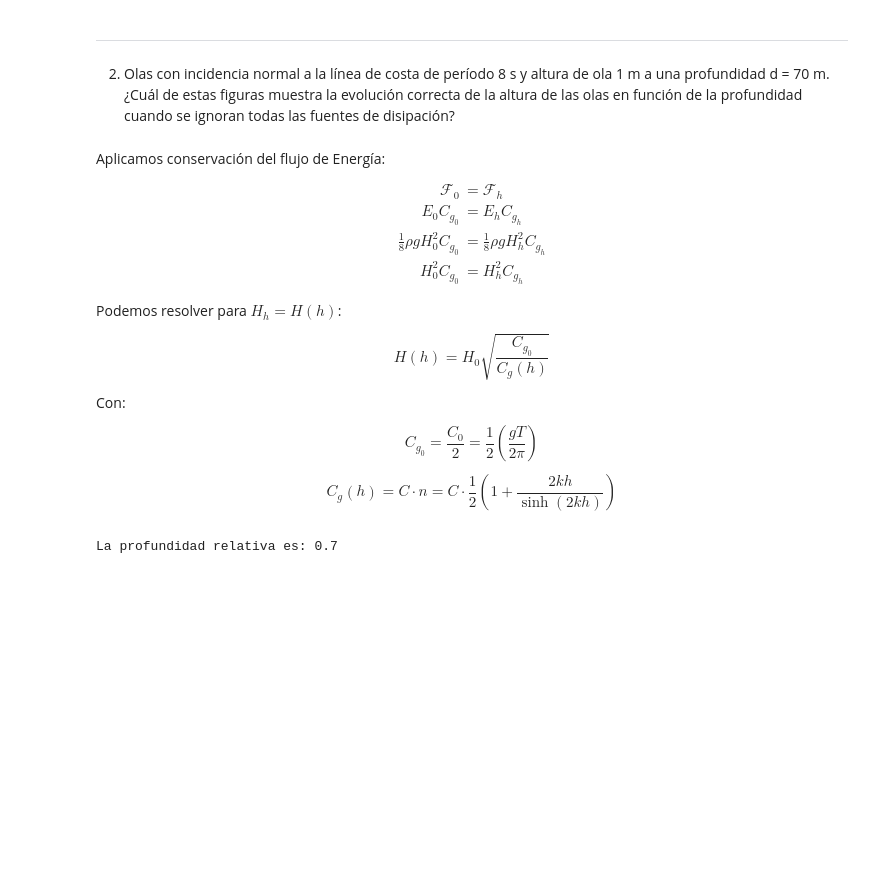
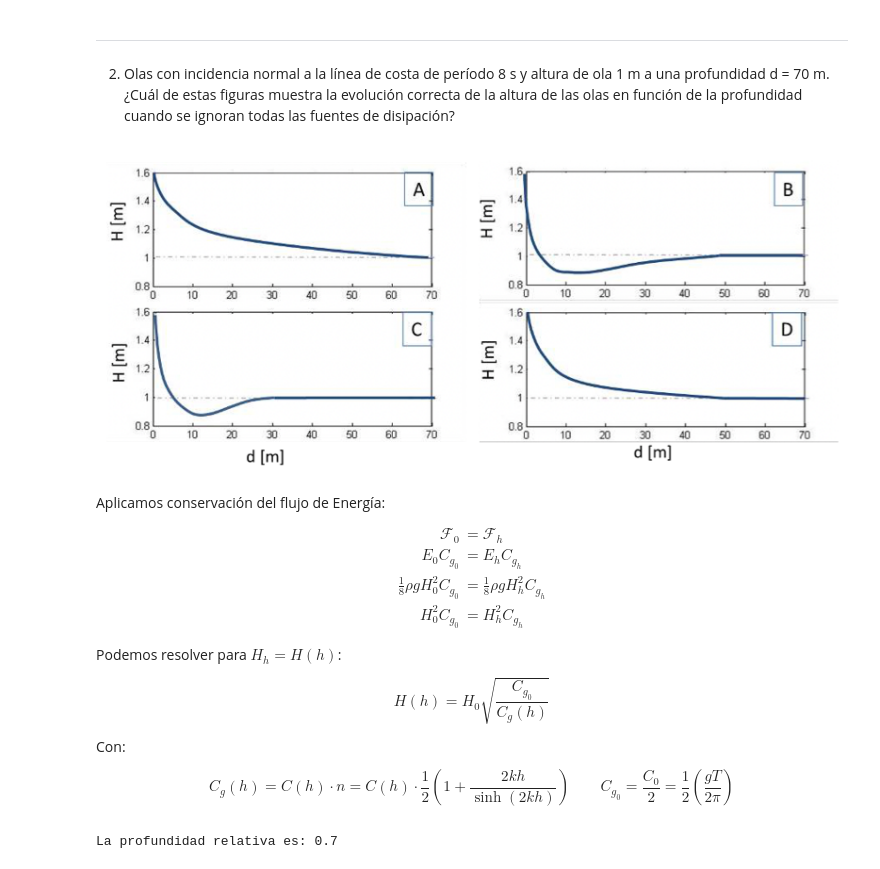
Before and after one commit to mqquiroz/ICH3424, a Jupyter notebook: Solucion_Interrogacion.ipynb, the cells around one changed output. Saved outputs shown, nothing was run; the diff lists cells and outputs as text; code cells hidden in the pictures; blank space fills up the shorter version.

```diff
--- a/Solucion_Interrogacion.ipynb
+++ b/Solucion_Interrogacion.ipynb
@@ -38,6 +50,10 @@ En la teoría lineal de ondas, la ecuación de Laplace representa la conservaci
 # %% [markdown]
 ---
 2) Olas con incidencia normal a la línea de costa de período 8 s y altura de ola 1 m a una profundidad d = 70 m. ¿Cuál de estas figuras muestra la evolución correcta de la altura de las olas en función de la profundidad cuando se ignoran todas las fuentes de disipación?
+# %%
+Image('Picture1.png', width = 850)
+# %% [output]
+[figure, added]
 # %% [markdown]
 Aplicamos conservación del flujo de Energía:
 
@@ -54,9 +70,7 @@ $$H(h) = H_{0} \sqrt{\frac{C_{g_{0}}}{C_{g}(h)}}$$
 
 Con:
 
-$$C_{g_{0}} = \frac{C_{0}}{2} = \frac{1}{2}\left(\frac{gT}{2\pi}\right)$$
-
-$$C_{g}(h) = C\cdot n = C\cdot \frac{1}{2}\left(1+\frac{2kh}{\sinh(2kh)} \right) $$
+$$C_{g}(h) = C(h)\cdot n = C(h)\cdot \frac{1}{2}\left(1+\frac{2kh}{\sinh(2kh)} \right) \quad\quad C_{g_{0}} = \frac{C_{0}}{2} = \frac{1}{2}\left(\frac{gT}{2\pi}\right) $$
 # %%
 #Datos
 T = 8  #(s)
```
Also changed, not shown: parts of 8 cells of this notebook.
